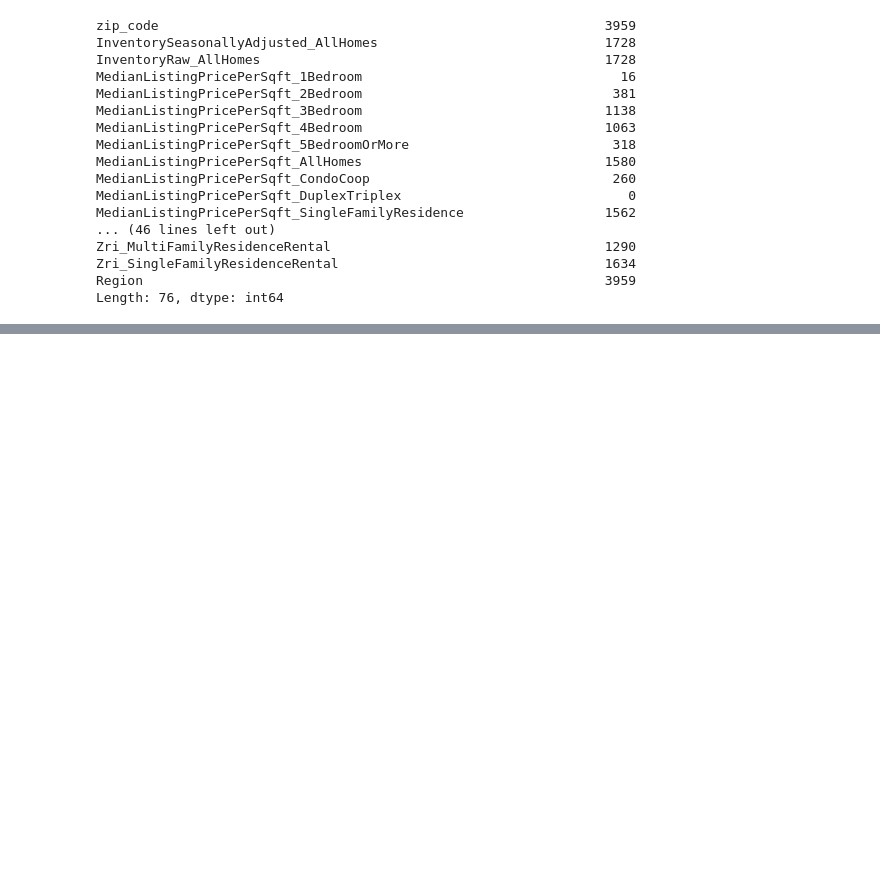
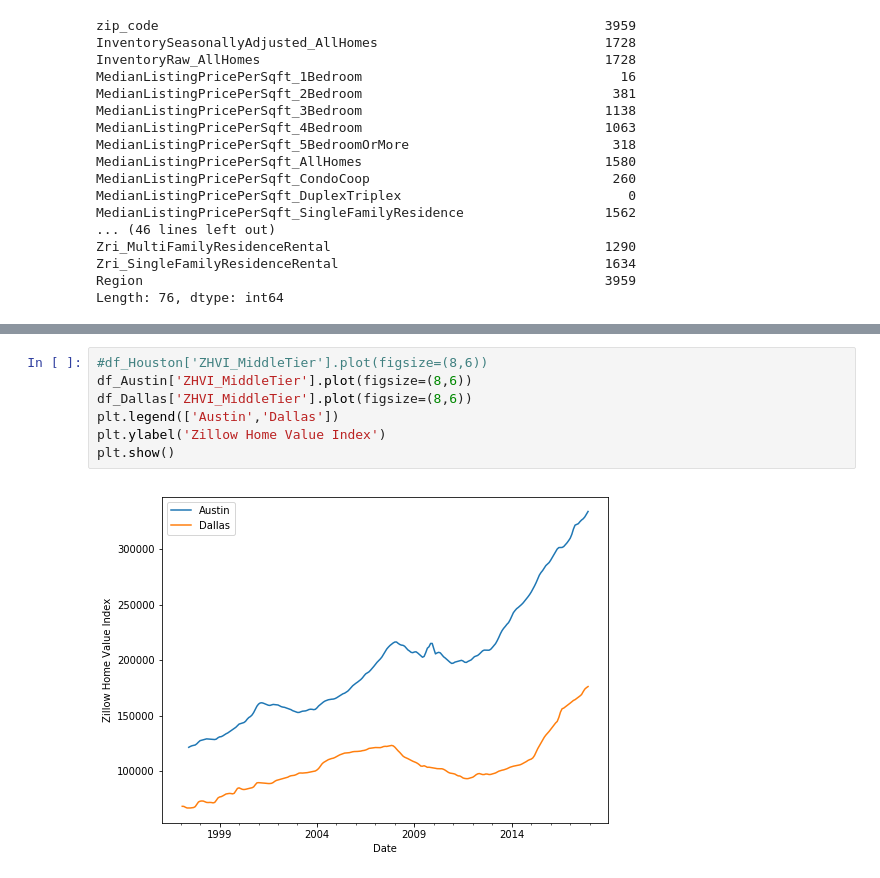
Before and after one commit to cliffrunner/Springboard_Capstone_1, a Jupyter notebook: Capstone_1_predicting_house_price.ipynb, the cells around one changed output, grey strips where cells are left out. Drawn from its saved outputs; the diff is of its cells as text; blank space fills up the shorter version.

```diff
--- a/Capstone_1_predicting_house_price.ipynb
+++ b/Capstone_1_predicting_house_price.ipynb
@@ -197,0 +234,9 @@ AttributeError: 'numpy.ndarray' object has no attribute 'nanmean'
+# %%
+#df_Houston['ZHVI_MiddleTier'].plot(figsize=(8,6))
+df_Austin['ZHVI_MiddleTier'].plot(figsize=(8,6))
+df_Dallas['ZHVI_MiddleTier'].plot(figsize=(8,6))
+plt.legend(['Austin','Dallas'])
+plt.ylabel('Zillow Home Value Index')
+plt.show()
+# %% [output]
+[figure, added]
```
Also changed, not shown: parts of 27 cells of this notebook.
